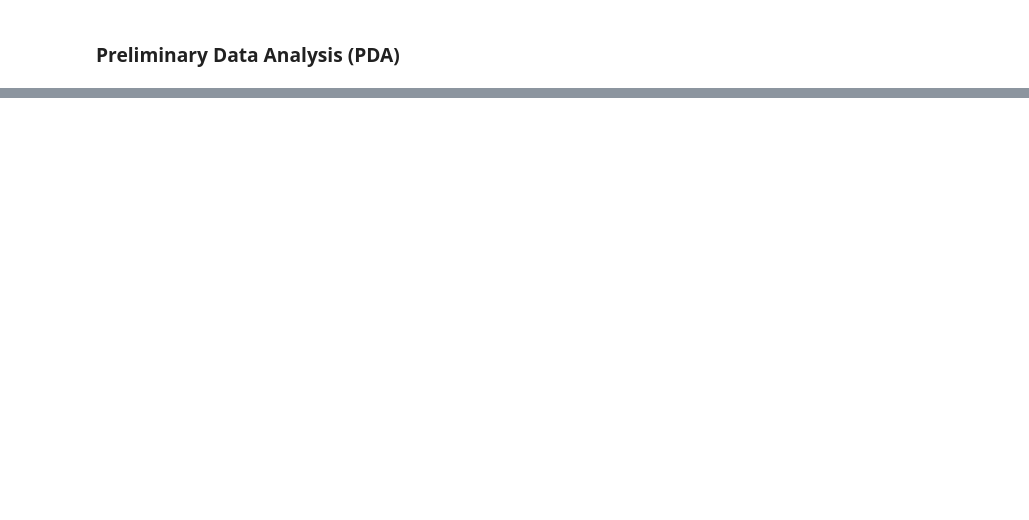
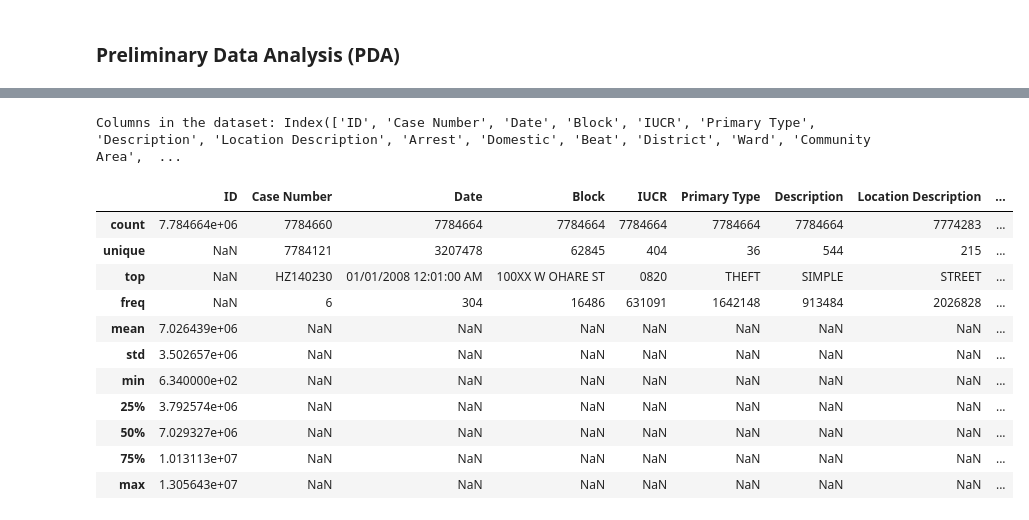
Before and after one commit to Dev-olaW/my_task, a Jupyter notebook: week_9/task19.ipynb, the cells around one changed output, grey strips where cells are left out. Saved outputs shown, nothing was run; the diff lists cells and outputs as text; code cells hidden in the pictures; blank space fills up the shorter version.

```diff
--- a/week_9/task19.ipynb
+++ b/week_9/task19.ipynb
@@ -131,0 +214,21 @@ df.tail()
+# %%
+# Columns in the dataset
+print('Columns in the dataset:', df.columns)
+# %% [output]
+Columns in the dataset: Index(['ID', 'Case Number', 'Date', 'Block', 'IUCR', 'Primary Type', 'Description', 'Location Description', 'Arrest', 'Domestic', 'Beat', 'District', 'Ward', 'Community Area',  ...
+# %%
+
+df.describe(include='all')
+# %% [output]
+|  | ID | Case Number | Date | Block | IUCR | Primary Type | Description | Location Description | ... |
+| count | 7.784664e+06 | 7784660 | 7784664 | 7784664 | 7784664 | 7784664 | 7784664 | 7774283 | ... |
+| unique | NaN | 7784121 | 3207478 | 62845 | 404 | 36 | 544 | 215 | ... |
+| top | NaN | HZ140230 | 01/01/2008 12:01:00 AM | 100XX W OHARE ST | 0820 | THEFT | SIMPLE | STREET | ... |
+| freq | NaN | 6 | 304 | 16486 | 631091 | 1642148 | 913484 | 2026828 | ... |
+| mean | 7.026439e+06 | NaN | NaN | NaN | NaN | NaN | NaN | NaN | ... |
+| std | 3.502657e+06 | NaN | NaN | NaN | NaN | NaN | NaN | NaN | ... |
+| min | 6.340000e+02 | NaN | NaN | NaN | NaN | NaN | NaN | NaN | ... |
+| 25% | 3.792574e+06 | NaN | NaN | NaN | NaN | NaN | NaN | NaN | ... |
+| 50% | 7.029327e+06 | NaN | NaN | NaN | NaN | NaN | NaN | NaN | ... |
+| 75% | 1.013113e+07 | NaN | NaN | NaN | NaN | NaN | NaN | NaN | ... |
+| max | 1.305643e+07 | NaN | NaN | NaN | NaN | NaN | NaN | NaN | ... |
```
Also changed, not shown: parts of 12 cells of this notebook.
